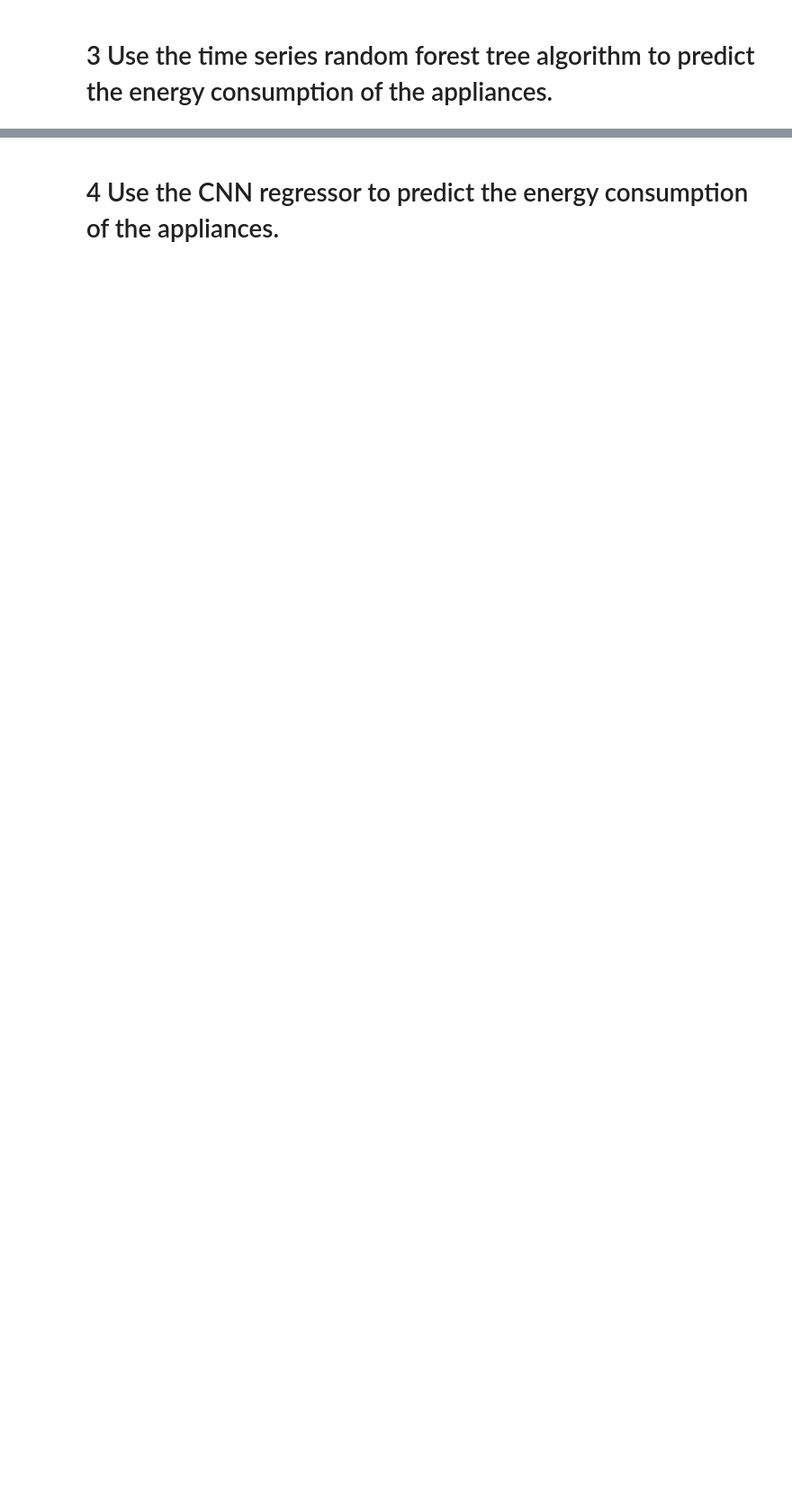
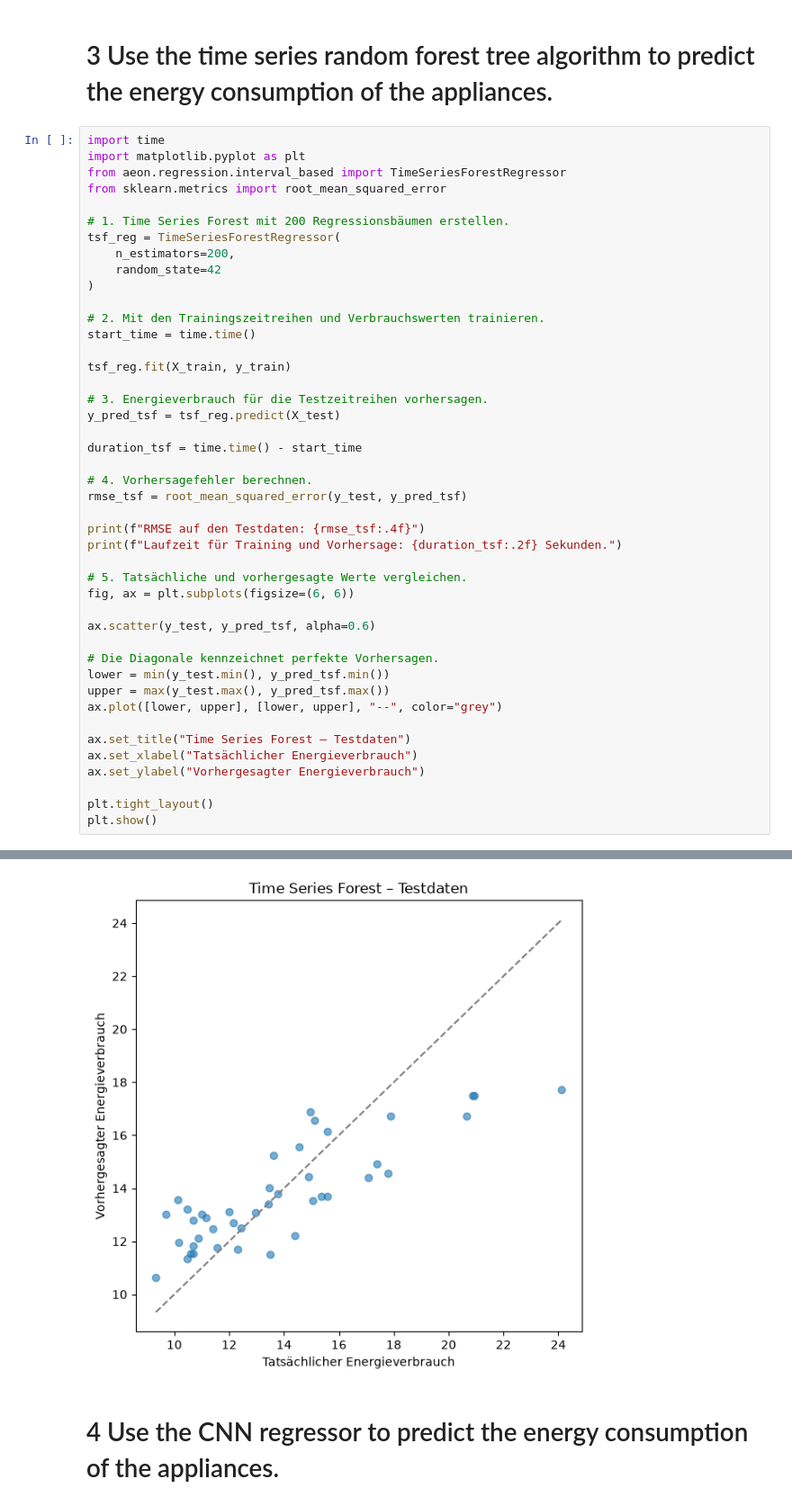
Before and after one commit to Dabro65/Industrial_Datascience, a Jupyter notebook: Tasks/12 Self study - Session 3/Exercise_12.4.ipynb, the cells around one changed output, grey strips where cells are left out. Shown at 90% size. Cells and saved outputs as stored; diff of their text form; blank space fills up the shorter version.

```diff
--- a/Tasks/12 Self study - Session 3/Exercise_12.4.ipynb
+++ b/Tasks/12 Self study - Session 3/Exercise_12.4.ipynb
@@ -39,2 +78,47 @@ Anzahl Testzeitreihen: 172
 # %% [markdown]
 # 3 Use the time series random forest tree algorithm to predict the energy consumption of the appliances.
+# %%
+import time
+import matplotlib.pyplot as plt
+from aeon.regression.interval_based import TimeSeriesForestRegressor
+from sklearn.metrics import root_mean_squared_error
+
+# 1. Time Series Forest mit 200 Regressionsbäumen erstellen.
+tsf_reg = TimeSeriesForestRegressor(
+    n_estimators=200,
+    random_state=42
+)
+
+# 2. Mit den Trainingszeitreihen und Verbrauchswerten trainieren.
+start_time = time.time()
+
+tsf_reg.fit(X_train, y_train)
+
+# 3. Energieverbrauch für die Testzeitreihen vorhersagen.
+y_pred_tsf = tsf_reg.predict(X_test)
+
+duration_tsf = time.time() - start_time
+
+# 4. Vorhersagefehler berechnen.
+rmse_tsf = root_mean_squared_error(y_test, y_pred_tsf)
+
+print(f"RMSE auf den Testdaten: {rmse_tsf:.4f}")
+print(f"Laufzeit für Training und Vorhersage: {duration_tsf:.2f} Sekunden.")
+
+# 5. Tatsächliche und vorhergesagte Werte vergleichen.
+fig, ax = plt.subplots(figsize=(6, 6))
+
+ax.scatter(y_test, y_pred_tsf, alpha=0.6)
+
+# Die Diagonale kennzeichnet perfekte Vorhersagen.
+lower = min(y_test.min(), y_pred_tsf.min())
+upper = max(y_test.max(), y_pred_tsf.max())
+ax.plot([lower, upper], [lower, upper], "--", color="grey")
+
+ax.set_title("Time Series Forest – Testdaten")
+ax.set_xlabel("Tatsächlicher Energieverbrauch")
+ax.set_ylabel("Vorhergesagter Energieverbrauch")
+
+plt.tight_layout()
+plt.show()
+# %% [output]
@@ -41,2 +127,3 @@ Anzahl Testzeitreihen: 172
+[figure, added]
 # %% [markdown]
 # 4 Use the CNN regressor to predict the energy consumption of the appliances.
```
Also changed, not shown: parts of 6 cells of this notebook, 1 other file.
